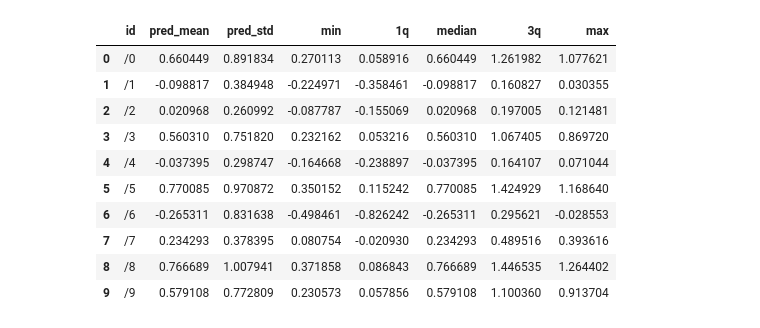
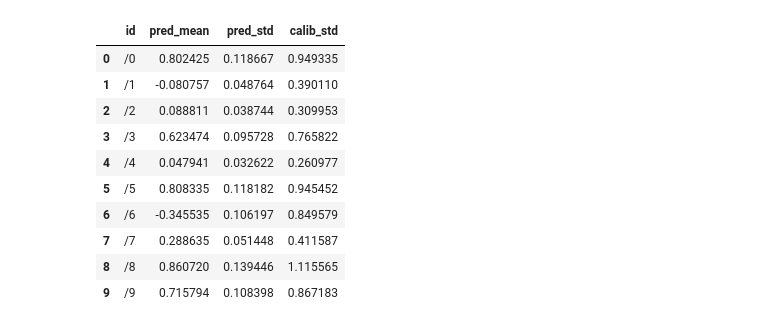
Before and after one commit to mateusz/ml_uncertainty, a Jupyter notebook: notebooks/02_model.ipynb, the cells around one changed output. Cells and saved outputs as stored; diff of their text form; code cells hidden in the pictures.

```diff
--- a/notebooks/02_model.ipynb
+++ b/notebooks/02_model.ipynb
@@ -51,7 +52,7 @@ class MonteCarloDropoutNet:
         self.model = tf.keras.models.load_model('best_loss', compile=False)
 
     def predict(self, X_predict):
-        return self.model.predict_on_batch(X_predict)
+        return self.model.predict(X_predict, batch_size=1000)
 # %%
 train = pd.read_csv('../data/train.csv')[['id', 'val']].sample(frac=1.0)
 val = pd.read_csv('../data/val.csv')[['id', 'val']].sample(frac=1.0)
@@ -122,0 +99,30 @@ Average std: 0.66
+# %%
+def autotune(pred_mean, pred_std, true_val):
+    onesigma = stats.norm.cdf(1, loc=0, scale=1)-stats.norm.cdf(-1, loc=0, scale=1)
+
+
+    calibration = 0.5
+    coverage = 0.0
+
+    for i in range(0,50,1):
+        calibration += 0.25
+        calib_std = calibration*pred_std
+
+        onesigma_interval = stats.norm.interval(onesigma, pred_mean, calib_std)
+        pred_low = onesigma_interval[0]
+        pred_high = onesigma_interval[1]
+        in_interval = len(true_val[(true_val>pred_low) & (true_val<pred_high)])
+
+        coverage = in_interval/len(true_val)
+
+        if coverage>onesigma:
+            return calibration
+# %%
+val['pred_mean'] = preds.mean(axis=0)
+val['pred_std'] = preds.std(axis=0)
+
+calibration = autotune(val['pred_mean'], val['pred_std'], val['val'])
+print('Calibration: %.2f' % calibration)
+val['calib_std'] = calibration*val['pred_std']
+
+val
@@ -123,18 +154,14 @@ Average std: 0.66
 # %%
 preds = []
 sim = pd.DataFrame(test['id'].sort_values().unique(), columns=['id'])
-for i in range(0,1000):
+for i in range(0,100):
     p = net.predict(sim['id'])
     preds.append(p.reshape(len(p)))
 preds = np.array(preds)
 
 sim['pred_mean'] = preds.mean(axis=0)
-sim['pred_std'] = calibration*preds.std(axis=0)
+sim['pred_std'] = preds.std(axis=0)
+sim['calib_std'] = calibration*sim['pred_std']
 
-sim['min'] = np.min(preds, axis=0)
-sim['1q'] = stats.norm.ppf(0.25, loc=sim['pred_mean'], scale=sim['pred_std'])
-sim['median'] = stats.norm.ppf(0.5, loc=sim['pred_mean'], scale=sim['pred_std'])
-sim['3q'] = stats.norm.ppf(0.75, loc=sim['pred_mean'], scale=sim['pred_std'])
-sim['max'] = np.max(preds, axis=0)
 sim
 # %% [output]
@@ -158,12 +185,12 @@ sim
-|  | id | pred_mean | pred_std | min | 1q | median | 3q | max |
-| 0 | /0 | 0.660449 | 0.891834 | 0.270113 | 0.058916 | 0.660449 | 1.261982 | 1.077621 |
-| 1 | /1 | -0.098817 | 0.384948 | -0.224971 | -0.358461 | -0.098817 | 0.160827 | 0.030355 |
-| 2 | /2 | 0.020968 | 0.260992 | -0.087787 | -0.155069 | 0.020968 | 0.197005 | 0.121481 |
-| 3 | /3 | 0.560310 | 0.751820 | 0.232162 | 0.053216 | 0.560310 | 1.067405 | 0.869720 |
-| 4 | /4 | -0.037395 | 0.298747 | -0.164668 | -0.238897 | -0.037395 | 0.164107 | 0.071044 |
-| 5 | /5 | 0.770085 | 0.970872 | 0.350152 | 0.115242 | 0.770085 | 1.424929 | 1.168640 |
-| 6 | /6 | -0.265311 | 0.831638 | -0.498461 | -0.826242 | -0.265311 | 0.295621 | -0.028553 |
-| 7 | /7 | 0.234293 | 0.378395 | 0.080754 | -0.020930 | 0.234293 | 0.489516 | 0.393616 |
-| 8 | /8 | 0.766689 | 1.007941 | 0.371858 | 0.086843 | 0.766689 | 1.446535 | 1.264402 |
-| 9 | /9 | 0.579108 | 0.772809 | 0.230573 | 0.057856 | 0.579108 | 1.100360 | 0.913704 |
+|  | id | pred_mean | pred_std | calib_std |
+| 0 | /0 | 0.802425 | 0.118667 | 0.949335 |
+| 1 | /1 | -0.080757 | 0.048764 | 0.390110 |
+| 2 | /2 | 0.088811 | 0.038744 | 0.309953 |
+| 3 | /3 | 0.623474 | 0.095728 | 0.765822 |
+| 4 | /4 | 0.047941 | 0.032622 | 0.260977 |
+| 5 | /5 | 0.808335 | 0.118182 | 0.945452 |
+| 6 | /6 | -0.345535 | 0.106197 | 0.849579 |
+| 7 | /7 | 0.288635 | 0.051448 | 0.411587 |
+| 8 | /8 | 0.860720 | 0.139446 | 1.115565 |
+| 9 | /9 | 0.715794 | 0.108398 | 0.867183 |
 # %%
```
Also changed, not shown: parts of 10 cells of this notebook, 5 other files.
